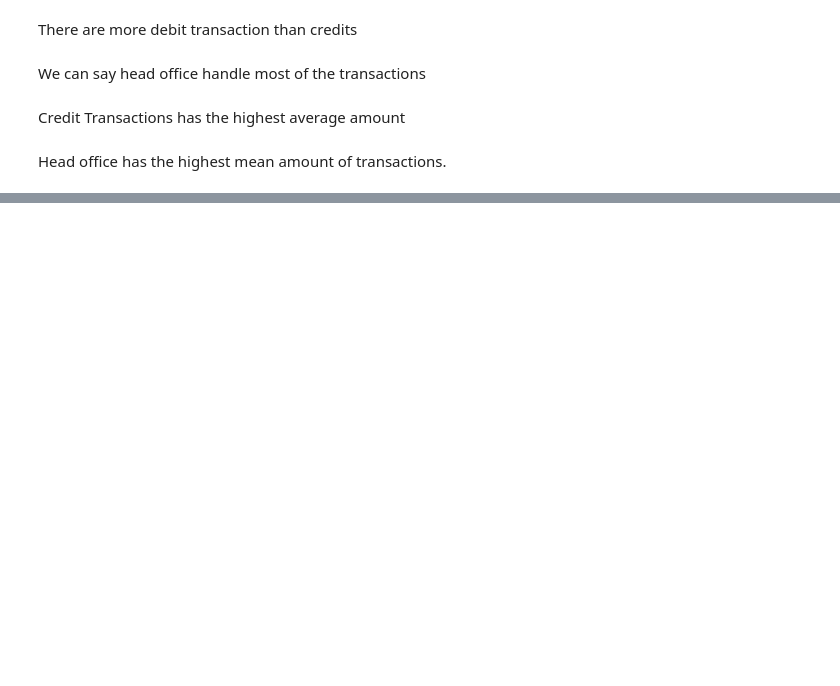
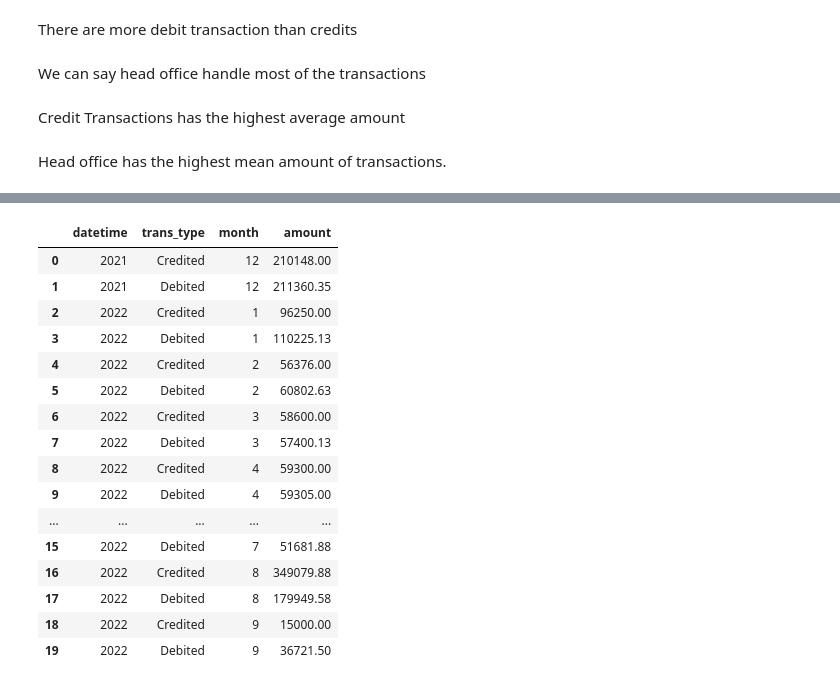
Before and after one commit to TelRich/Gmail_Scrapping_for_Bank_Transactions, a Jupyter notebook: transaction_eda.ipynb, the cells around one changed output, grey strips where cells are left out. Saved outputs shown, nothing was run; the diff lists cells and outputs as text; code cells hidden in the pictures; blank space fills up the shorter version.

```diff
--- a/transaction_eda.ipynb
+++ b/transaction_eda.ipynb
@@ -134,0 +218,3 @@ NameError: name 'data1' is not defined
+# %%
+a = trans_copy.groupby(by=[trans_copy.index.year, trans_copy.index.month, 'trans_type'])['amount'].sum().to_frame()
+a
@@ -134,0 +240,3 @@ NameError: name 'data1' is not defined
+# %%
+a.reset_index(level=1, inplace=True)
+a
@@ -134,0 +262,24 @@ NameError: name 'data1' is not defined
+# %%
+a.rename(columns={'datetime':'month'}, inplace=True)
+# %%
+a.reset_index(inplace=True)
+# %%
+a
+# %% [output]
+|  | datetime | trans_type | month | amount |
+| 0 | 2021 | Credited | 12 | 210148.00 |
+| 1 | 2021 | Debited | 12 | 211360.35 |
+| 2 | 2022 | Credited | 1 | 96250.00 |
+| 3 | 2022 | Debited | 1 | 110225.13 |
+| 4 | 2022 | Credited | 2 | 56376.00 |
+| 5 | 2022 | Debited | 2 | 60802.63 |
+| 6 | 2022 | Credited | 3 | 58600.00 |
+| 7 | 2022 | Debited | 3 | 57400.13 |
+| 8 | 2022 | Credited | 4 | 59300.00 |
+| 9 | 2022 | Debited | 4 | 59305.00 |
+| ... | ... | ... | ... | ... |
+| 15 | 2022 | Debited | 7 | 51681.88 |
+| 16 | 2022 | Credited | 8 | 349079.88 |
+| 17 | 2022 | Debited | 8 | 179949.58 |
+| 18 | 2022 | Credited | 9 | 15000.00 |
+| 19 | 2022 | Debited | 9 | 36721.50 |
```
Also changed, not shown: parts of 17 cells of this notebook.
